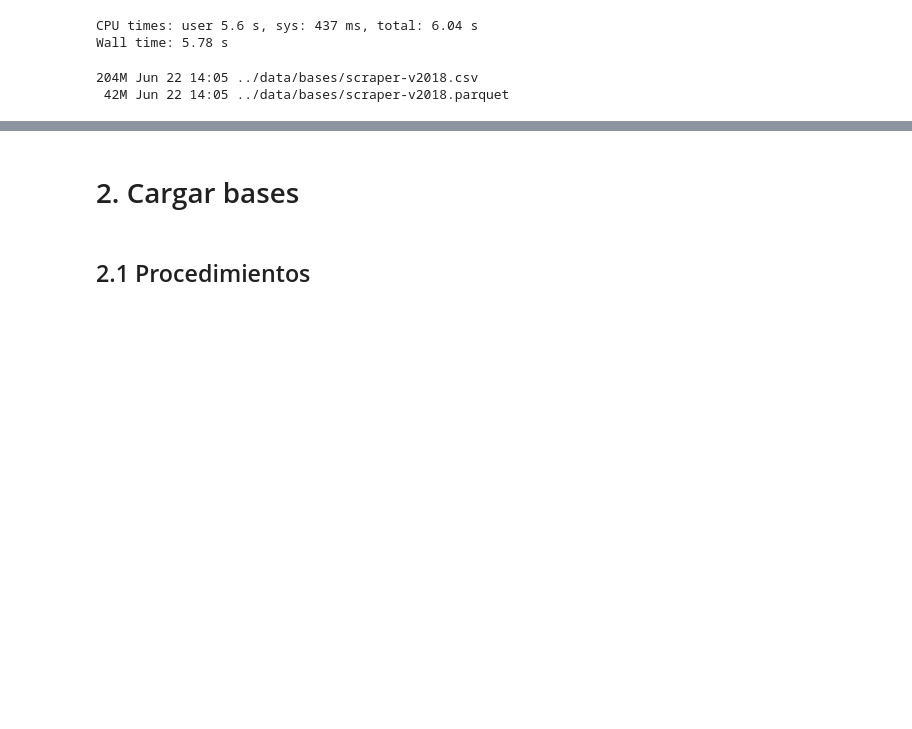
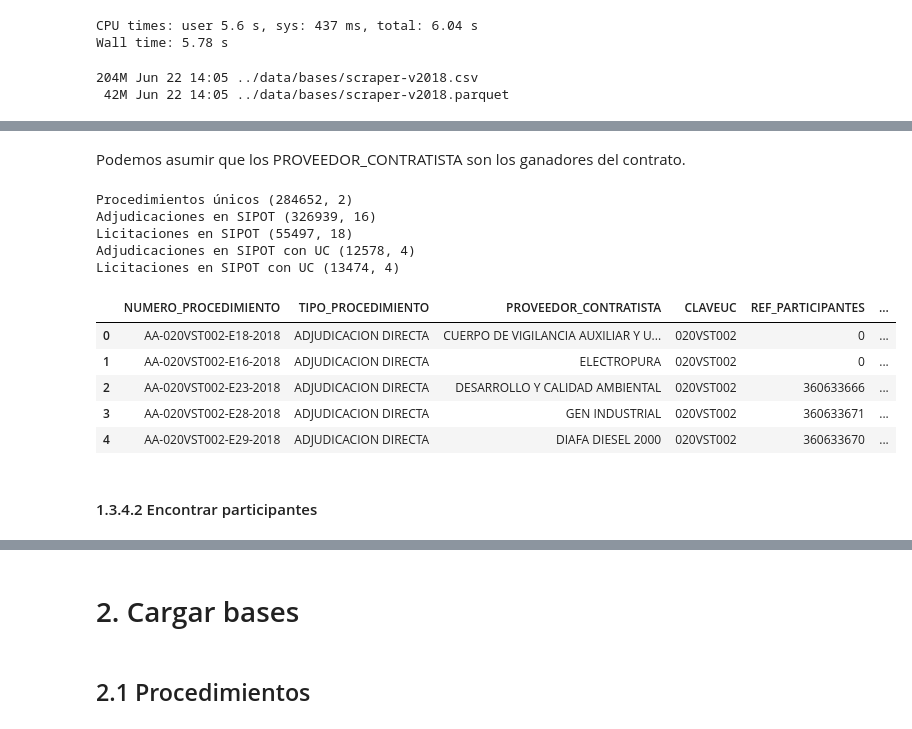
Before and after one commit to imco/IRC, a Jupyter notebook: notebooks/IRC_v2.ipynb, the cells around one changed output, grey strips where cells are left out. Drawn from its saved outputs; the diff is of its cells as text; code cells hidden in the pictures; blank space fills up the shorter version.

```diff
--- a/notebooks/IRC_v2.ipynb
+++ b/notebooks/IRC_v2.ipynb
@@ -456,0 +587,15 @@ Wall time: 5.78 s
+# %%
+adj_duplicated = df_sipot_adj.duplicated(['NUMERO_PROCEDIMIENTO', 'PROVEEDOR_CONTRATISTA', 'PRECIO_TOTAL'], keep='last')
+lic_duplicated = df_sipot_lic.duplicated(['NUMERO_PROCEDIMIENTO', 'PROVEEDOR_CONTRATISTA', 'PRECIO_TOTAL'], keep='last')
+
+print('Procedimientos duplicados para Adjudicaciones', adj_duplicated.sum())
+print('Procedimientos duplicados para Licitaciones e Invitaciones', lic_duplicated.sum())
+
+print(df_sipot_adj.shape)
+print(df_sipot_lic.shape)
+
+df_sipot_adj = df_sipot_adj[~adj_duplicated]
+df_sipot_lic = df_sipot_lic[~lic_duplicated]
+
+print(df_sipot_adj.shape)
+print(df_sipot_lic.shape)
@@ -456,0 +676,50 @@ Wall time: 5.78 s
+# %% [markdown]
+Podemos asumir que los PROVEEDOR_CONTRATISTA son los ganadores del contrato.
+# %%
+unique_procs = df_procedimientos[['CLAVEUC', 'NUMERO_PROCEDIMIENTO']].drop_duplicates()
+
+print('Procedimientos únicos', unique_procs.shape)
+print('Adjudicaciones en SIPOT', df_sipot_adj.shape)
+print('Licitaciones en SIPOT', df_sipot_lic.shape)
+
+# Columnas a tomar para la tabla de participantes
+cpart = ['NUMERO_PROCEDIMIENTO', 'TIPO_PROCEDIMIENTO', 'PROVEEDOR_CONTRATISTA']
+
+df_ganadores_adj = df_sipot_adj[cpart].merge(unique_procs)
+print('Adjudicaciones en SIPOT con UC', df_ganadores_adj.shape)
+
+df_ganadores_lic = df_sipot_lic[cpart].merge(unique_procs)
+print('Licitaciones en SIPOT con UC', df_ganadores_lic.shape)
+
+# Dependiendo del tipo de procedimiento vamos a necesitar una columna distinta para las tablas referenciadas.
+df_ganadores_adj['REF_PARTICIPANTES'] = df_sipot_adj['REF_COTIZACIONES']
+df_ganadores_lic['REF_PARTICIPANTES'] = df_sipot_lic['REF_OFERTAS']
+
+# Concatena ambas bases
+df_participantes = pd.concat([df_ganadores_adj, df_ganadores_lic])
+
+df_participantes.REF_PARTICIPANTES.fillna(0, inplace=True)
+df_participantes.REF_PARTICIPANTES = df_participantes.REF_PARTICIPANTES.astype(int)
+
+# Asumimos que los proveedores en la tabla principal son ganadores
+# Los participantes (perdedores) estarán referenciados más adelante
+df_participantes['ESTATUS_DE_PROPUESTA'] = 'GANADOR'
+
+del df_ganadores_adj
+del df_ganadores_lic
+del unique_procs
+df_participantes.head()
+# %% [output]
+Procedimientos únicos (284652, 2)
+Adjudicaciones en SIPOT (326939, 16)
+Licitaciones en SIPOT (55497, 18)
+Adjudicaciones en SIPOT con UC (12578, 4)
+Licitaciones en SIPOT con UC (13474, 4)
+|  | NUMERO_PROCEDIMIENTO | TIPO_PROCEDIMIENTO | PROVEEDOR_CONTRATISTA | CLAVEUC | REF_PARTICIPANTES | ... |
+| 0 | AA-020VST002-E18-2018 | ADJUDICACION DIRECTA | CUERPO DE VIGILANCIA AUXILIAR Y U... | 020VST002 | 0 | ... |
+| 1 | AA-020VST002-E16-2018 | ADJUDICACION DIRECTA | ELECTROPURA | 020VST002 | 0 | ... |
+| 2 | AA-020VST002-E23-2018 | ADJUDICACION DIRECTA | DESARROLLO Y CALIDAD AMBIENTAL | 020VST002 | 360633666 | ... |
+| 3 | AA-020VST002-E28-2018 | ADJUDICACION DIRECTA | GEN INDUSTRIAL | 020VST002 | 360633671 | ... |
+| 4 | AA-020VST002-E29-2018 | ADJUDICACION DIRECTA | DIAFA DIESEL 2000 | 020VST002 | 360633670 | ... |
+# %% [markdown]
+#### 1.3.4.2 Encontrar participantes
```
Also changed, not shown: parts of 65 cells of this notebook.
